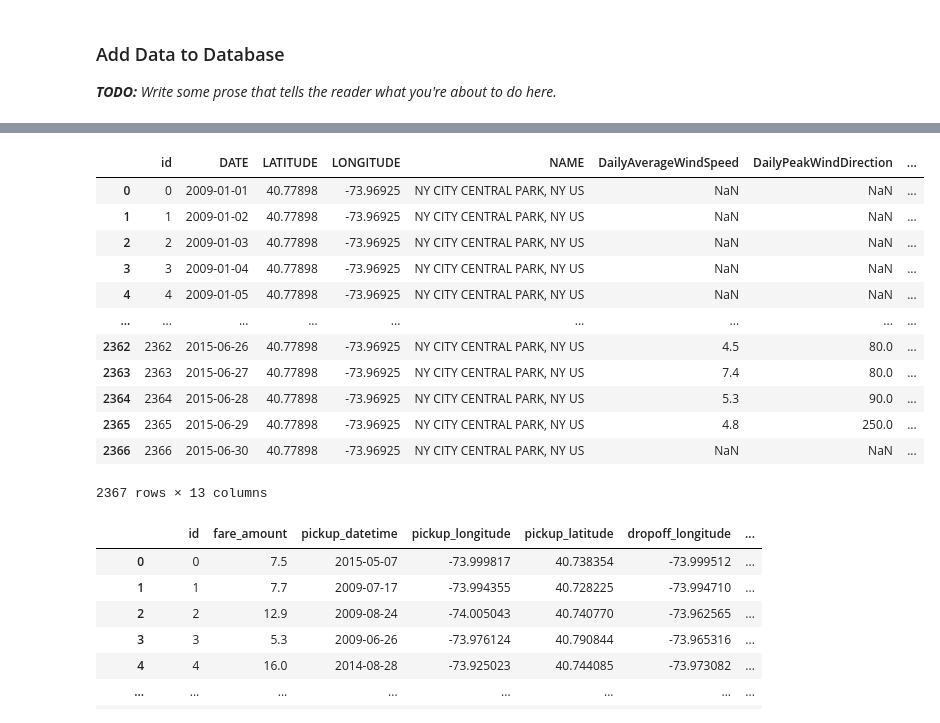
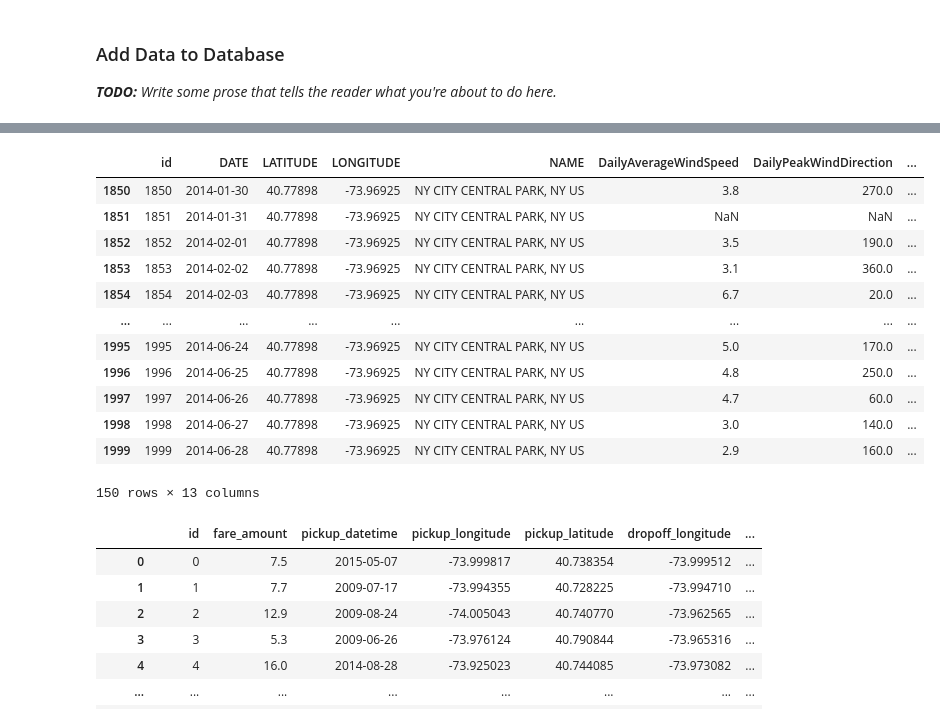
Before and after one commit to laurelhickey/Tools_for_Analytics_Project, a Jupyter notebook: Project Scaffolding.ipynb, the cells around one changed output, grey strips where cells are left out. Saved outputs shown, nothing was run; the diff lists cells and outputs as text; code cells hidden in the pictures.

```diff
--- a/Project Scaffolding.ipynb
+++ b/Project Scaffolding.ipynb
@@ -672,19 +672,19 @@ Parse error near line 2: near "CREATE": syntax error
 # %%
-pd.read_sql_table("daily_weather", con=DATABASE_URL)
+pd.read_sql_table("daily_weather", con=DATABASE_URL).iloc[1850:2000,:]
 # %% [output]
 |  | id | DATE | LATITUDE | LONGITUDE | NAME | DailyAverageWindSpeed | DailyPeakWindDirection | ... |
-| 0 | 0 | 2009-01-01 | 40.77898 | -73.96925 | NY CITY CENTRAL PARK, NY US | NaN | NaN | ... |
-| 1 | 1 | 2009-01-02 | 40.77898 | -73.96925 | NY CITY CENTRAL PARK, NY US | NaN | NaN | ... |
-| 2 | 2 | 2009-01-03 | 40.77898 | -73.96925 | NY CITY CENTRAL PARK, NY US | NaN | NaN | ... |
-| 3 | 3 | 2009-01-04 | 40.77898 | -73.96925 | NY CITY CENTRAL PARK, NY US | NaN | NaN | ... |
-| 4 | 4 | 2009-01-05 | 40.77898 | -73.96925 | NY CITY CENTRAL PARK, NY US | NaN | NaN | ... |
+| 1850 | 1850 | 2014-01-30 | 40.77898 | -73.96925 | NY CITY CENTRAL PARK, NY US | 3.8 | 270.0 | ... |
+| 1851 | 1851 | 2014-01-31 | 40.77898 | -73.96925 | NY CITY CENTRAL PARK, NY US | NaN | NaN | ... |
+| 1852 | 1852 | 2014-02-01 | 40.77898 | -73.96925 | NY CITY CENTRAL PARK, NY US | 3.5 | 190.0 | ... |
+| 1853 | 1853 | 2014-02-02 | 40.77898 | -73.96925 | NY CITY CENTRAL PARK, NY US | 3.1 | 360.0 | ... |
+| 1854 | 1854 | 2014-02-03 | 40.77898 | -73.96925 | NY CITY CENTRAL PARK, NY US | 6.7 | 20.0 | ... |
 | ... | ... | ... | ... | ... | ... | ... | ... | ... |
-| 2362 | 2362 | 2015-06-26 | 40.77898 | -73.96925 | NY CITY CENTRAL PARK, NY US | 4.5 | 80.0 | ... |
-| 2363 | 2363 | 2015-06-27 | 40.77898 | -73.96925 | NY CITY CENTRAL PARK, NY US | 7.4 | 80.0 | ... |
-| 2364 | 2364 | 2015-06-28 | 40.77898 | -73.96925 | NY CITY CENTRAL PARK, NY US | 5.3 | 90.0 | ... |
-| 2365 | 2365 | 2015-06-29 | 40.77898 | -73.96925 | NY CITY CENTRAL PARK, NY US | 4.8 | 250.0 | ... |
-| 2366 | 2366 | 2015-06-30 | 40.77898 | -73.96925 | NY CITY CENTRAL PARK, NY US | NaN | NaN | ... |
+| 1995 | 1995 | 2014-06-24 | 40.77898 | -73.96925 | NY CITY CENTRAL PARK, NY US | 5.0 | 170.0 | ... |
+| 1996 | 1996 | 2014-06-25 | 40.77898 | -73.96925 | NY CITY CENTRAL PARK, NY US | 4.8 | 250.0 | ... |
+| 1997 | 1997 | 2014-06-26 | 40.77898 | -73.96925 | NY CITY CENTRAL PARK, NY US | 4.7 | 60.0 | ... |
+| 1998 | 1998 | 2014-06-27 | 40.77898 | -73.96925 | NY CITY CENTRAL PARK, NY US | 3.0 | 140.0 | ... |
+| 1999 | 1999 | 2014-06-28 | 40.77898 | -73.96925 | NY CITY CENTRAL PARK, NY US | 2.9 | 160.0 | ... |
-2367 rows × 13 columns
+150 rows × 13 columns
 # %%
 pd.read_sql_table("uber_trips", con=DATABASE_URL)
 # %% [output]
```
Also changed, not shown: parts of 7 cells of this notebook, 3 other files.
